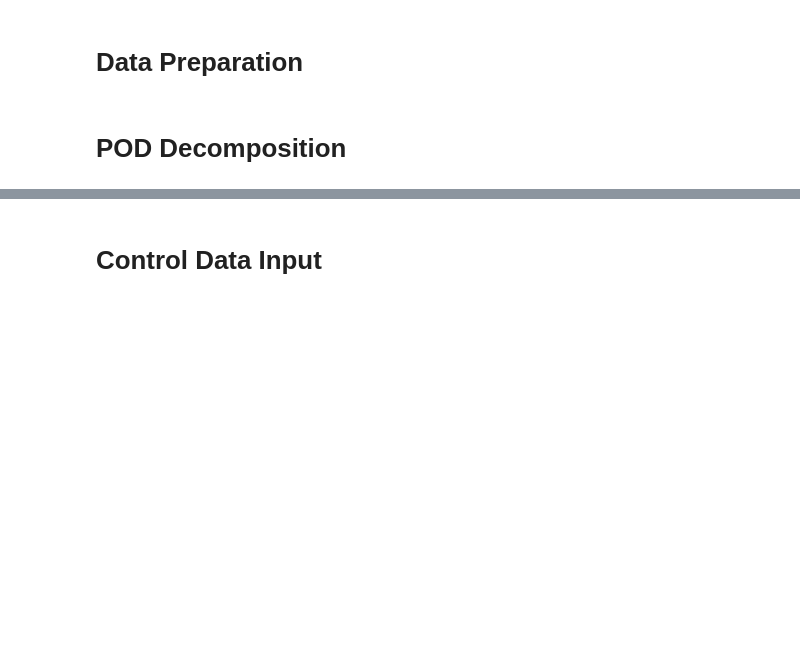
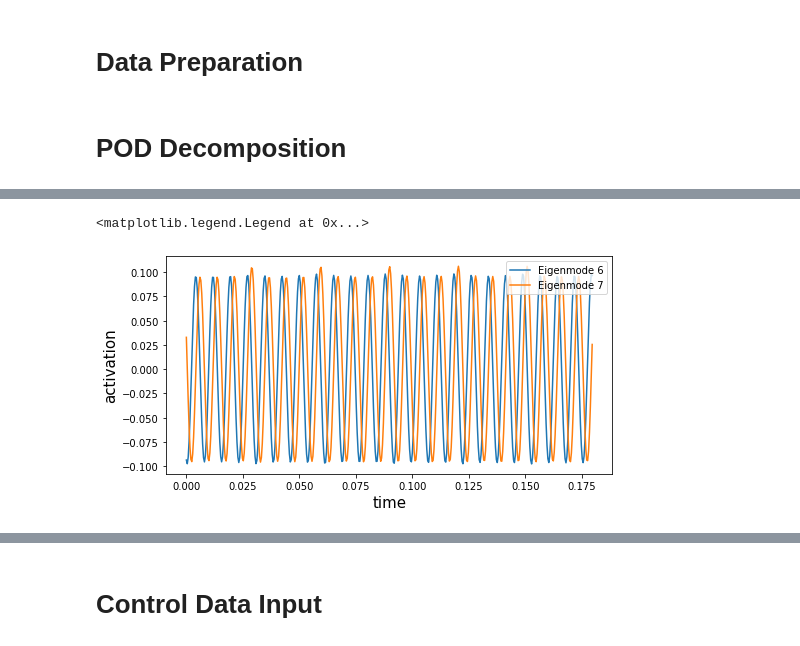
Before and after one commit to JanRotti/podGalerkin, a Jupyter notebook: pod_galerkin.ipynb, the cells around one changed output, grey strips where cells are left out. Saved outputs shown, nothing was run; the diff lists cells and outputs as text; code cells hidden in the pictures; blank space fills up the shorter version.

```diff
--- a/pod_galerkin.ipynb
+++ b/pod_galerkin.ipynb
@@ -118 +148,14 @@ plt.savefig("POD_Eigenvalues_0.1.png")
+# %%
+t = np.linspace(0,(coeffs.shape[1]-1)*dt*subsampling,coeffs.shape[1])
+
+fig, ax = plt.subplots(1,1,figsize=(8,4))
+ax.plot(t,coeffs[6,:],label="Eigenmode 6")
+ax.plot(t,coeffs[7,:],label="Eigenmode 7")
+ax.set_xlabel("time",size=15)
+ax.set_ylabel("activation",size=15)
+ax.legend(loc="upper right")
+#plt.savefig("mach_0.01_pod_activ_eig_6_7.png")
+# %% [output]
+<matplotlib.legend.Legend at 0x...>
+[figure, added]
 # %%
```
Also changed, not shown: parts of 19 cells of this notebook, 2 other files.
